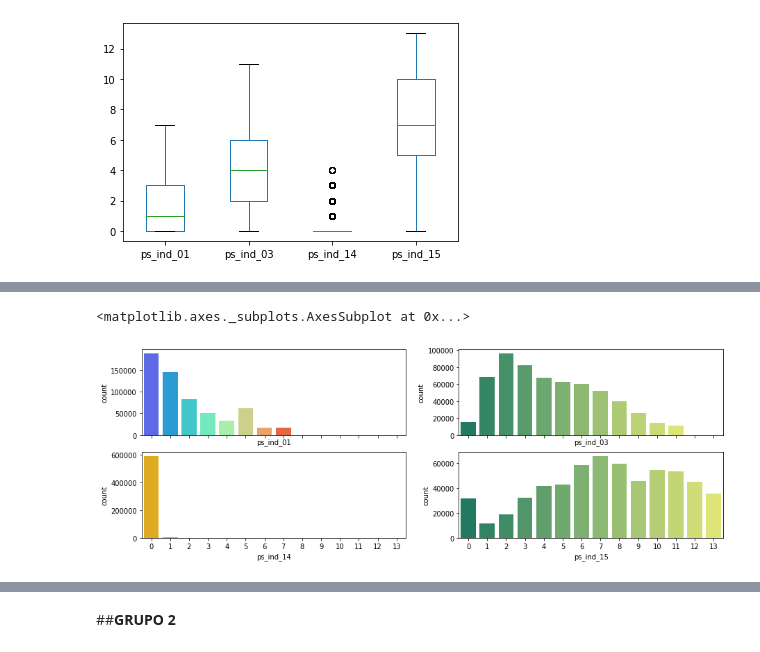
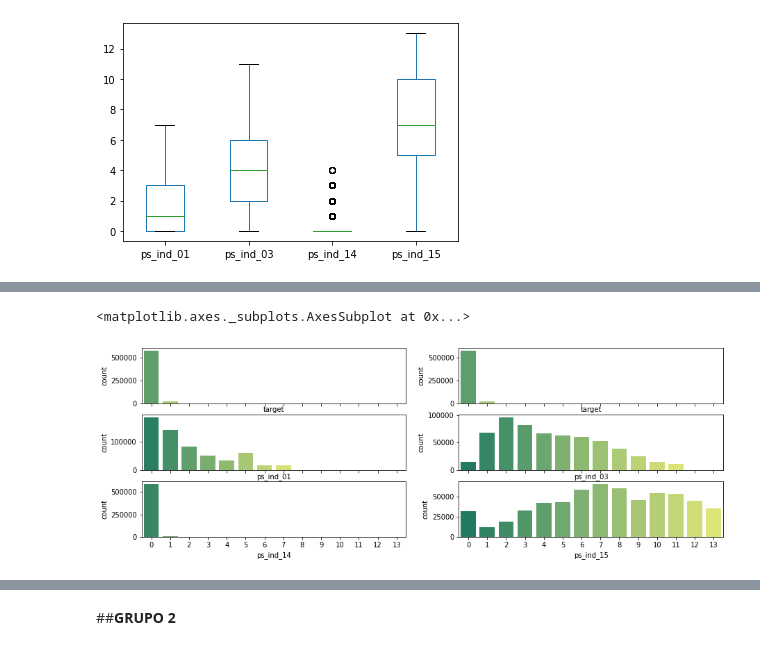
Before and after one commit to melcduarte/projeto_MDD, a Jupyter notebook: 99 - RASCUNHO/Z_Proj_PortoSeguro.ipynb, the cells around one changed output, grey strips where cells are left out. Drawn from its saved outputs; the diff is of its cells as text; code cells hidden in the pictures.

Commit message:
Analise inicial - Grupos
Versão com inicio das analise para cada grupo.
Incluido no grupo 1 e 2.

```diff
--- a/99 - RASCUNHO/Z_Proj_PortoSeguro.ipynb
+++ b/99 - RASCUNHO/Z_Proj_PortoSeguro.ipynb
@@ -150,12 +175,15 @@ df_ps_ind.drop(lista_id_target, axis=1).plot.box()
 # %%
 # Grupo 1: Index(['id', 'target', 'ps_ind_01', 'ps_ind_03', 'ps_ind_14', 'ps_ind_15'], dtype='object')
+# Gráfico de cada coluna por quantidade de registros por tipo de dado.
 
-fig,ax = plt.subplots(2,2,figsize=(15,5),sharex='all')
-ax1,ax2,ax3,ax4 = ax.flatten()
-sns.countplot(df_ps_ind['ps_ind_01'],palette='rainbow',ax=ax1)
-sns.countplot(df_ps_ind['ps_ind_03'],palette='summer',ax=ax2)
-sns.countplot(df_ps_ind['ps_ind_14'],palette='gist_rainbow',ax=ax3)
-sns.countplot(df_ps_ind['ps_ind_15'],palette='summer',ax=ax4)
+fig,ax = plt.subplots(3,2,figsize=(15,5),sharex='all')
+ax1,ax2,ax3,ax4, ax5, ax6 = ax.flatten()
+sns.countplot(df_ps_ind['target'],palette='summer',ax=ax1)
+sns.countplot(df_ps_ind['target'],palette='summer',ax=ax2)
+sns.countplot(df_ps_ind['ps_ind_01'],palette='summer',ax=ax3)
+sns.countplot(df_ps_ind['ps_ind_03'],palette='summer',ax=ax4)
+sns.countplot(df_ps_ind['ps_ind_14'],palette='summer',ax=ax5)
+sns.countplot(df_ps_ind['ps_ind_15'],palette='summer',ax=ax6)
 # %% [output]
 <matplotlib.axes._subplots.AxesSubplot at 0x...>
-[figure, old version]
+[figure, new version]
```
Also changed, not shown: parts of 16 cells of this notebook.
